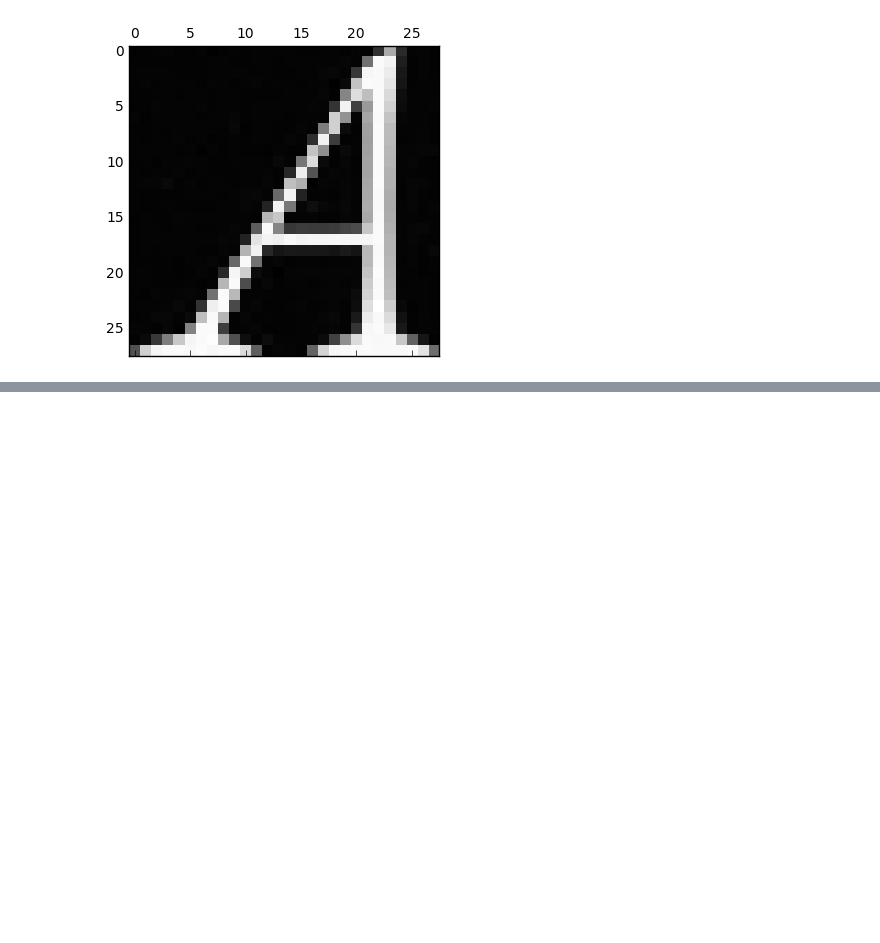
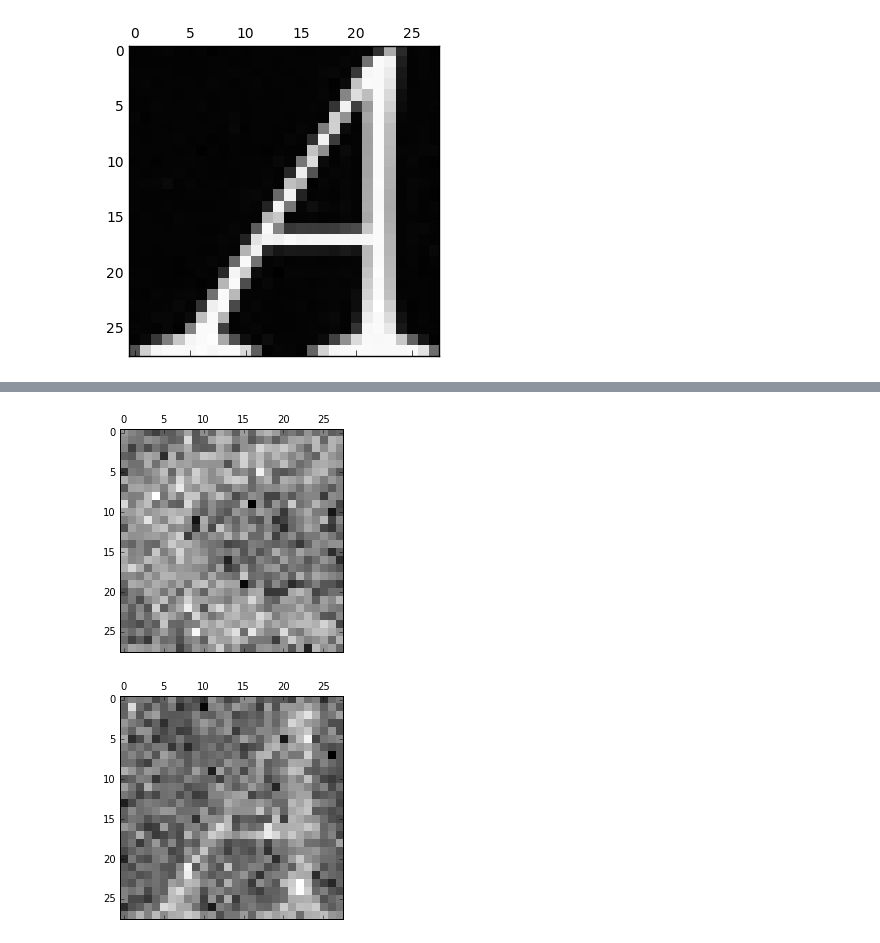
Before and after one commit to peterlarson/image-upscaling, a Jupyter notebook: notMNIST code/Project notMNIST upscaling.ipynb, the cells around one changed output, grey strips where cells are left out. Saved outputs shown, nothing was run; the diff lists cells and outputs as text; code cells hidden in the pictures; blank space fills up the shorter version.

```diff
--- a/notMNIST code/Project notMNIST upscaling.ipynb
+++ b/notMNIST code/Project notMNIST upscaling.ipynb
@@ -166,0 +242,3 @@ Caused by op 'gradients_6/add_16_grad/BroadcastGradientArgs', defined at:
+# %%
+sess = tf.Session()
+sess.run(init)
@@ -166,0 +260,8 @@ Caused by op 'gradients_6/add_16_grad/BroadcastGradientArgs', defined at:
+# %%
+test_pred = sess.run(pred, feed_dict = {small_train: downscaled_test})
+train_pred = sess.run(pred, feed_dict = {small_train: downscaled_train})
+show_image(test_pred[0])
+show_image(train_pred[0])
+# %% [output]
+[figure, added]
+[figure, added]
```
Also changed, not shown: parts of 8 cells of this notebook.
